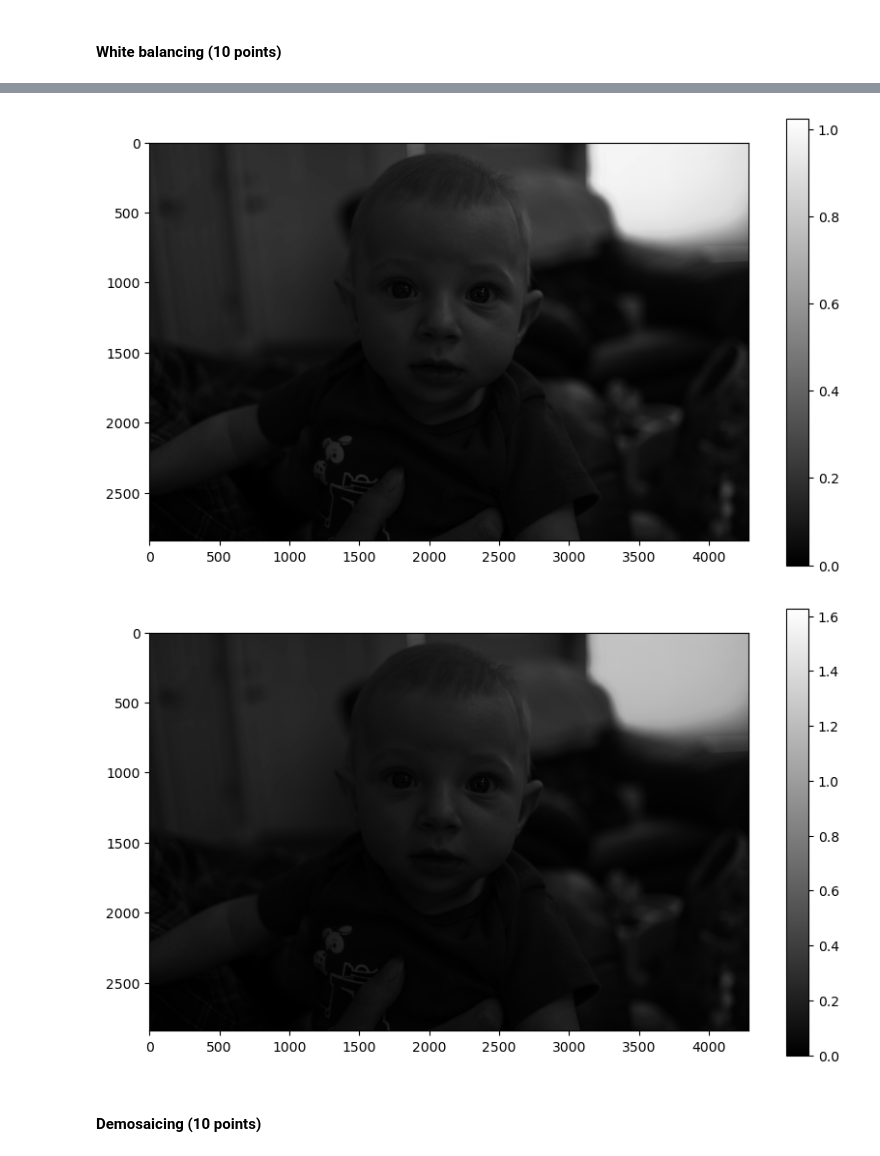
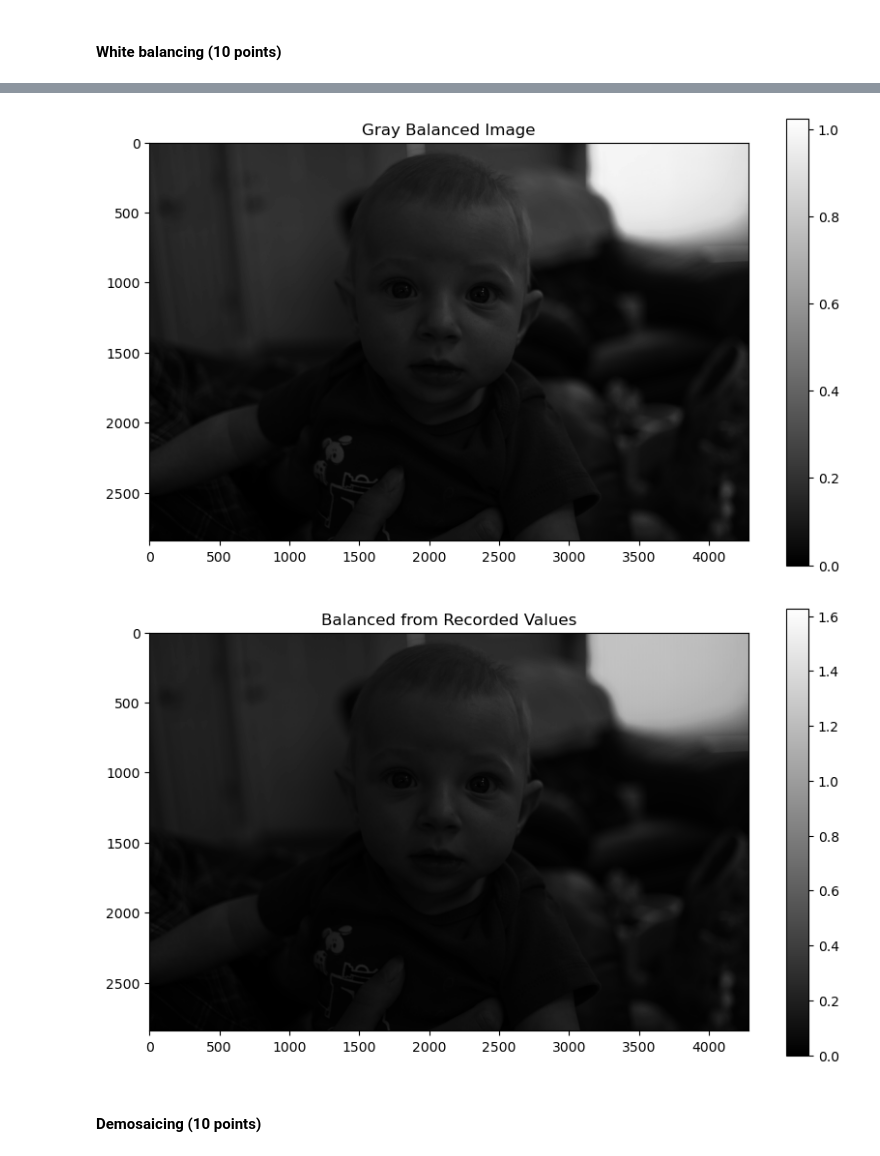
Before and after one commit to eonemli/ISP_pipeline, a Jupyter notebook: src/isp_hw.ipynb, the cells around one changed output, grey strips where cells are left out. Saved outputs shown, nothing was run; the diff lists cells and outputs as text; code cells hidden in the pictures.

```diff
--- a/src/isp_hw.ipynb
+++ b/src/isp_hw.ipynb
@@ -180,8 +177,8 @@ white_balanced_image = apply_white_world(linear_image)
 gray_balanced_image = apply_gray_world(linear_image)
 balanced_image = custom_white_balance(linear_image, r_scale, g_scale, b_scale)
 # %%
-display_image(linear_image)
-display_image(white_balanced_image)
-display_image(gray_balanced_image)
-display_image(balanced_image)
+display_image(linear_image, title='Linear Image')
+display_image(white_balanced_image, title='White Balanced Image')
+display_image(gray_balanced_image, title='Gray Balanced Image')
+display_image(balanced_image, title='Balanced from Recorded Values')
 # %% [output]
@@ -190,5 +187,5 @@ display_image(balanced_image)
-[figure, old version]
+[figure, new version]
-[figure, old version]
+[figure, new version]
 # %% [markdown]
 #### **Demosaicing (10 points)**
 # %%
```
Also changed, not shown: parts of 14 cells of this notebook.
